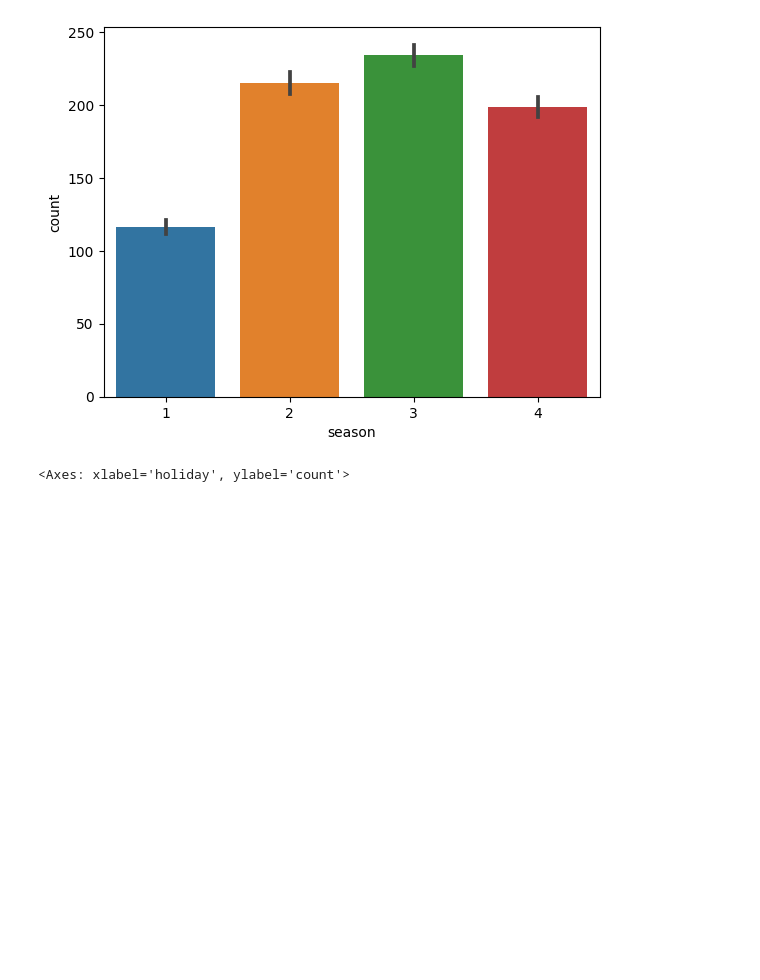
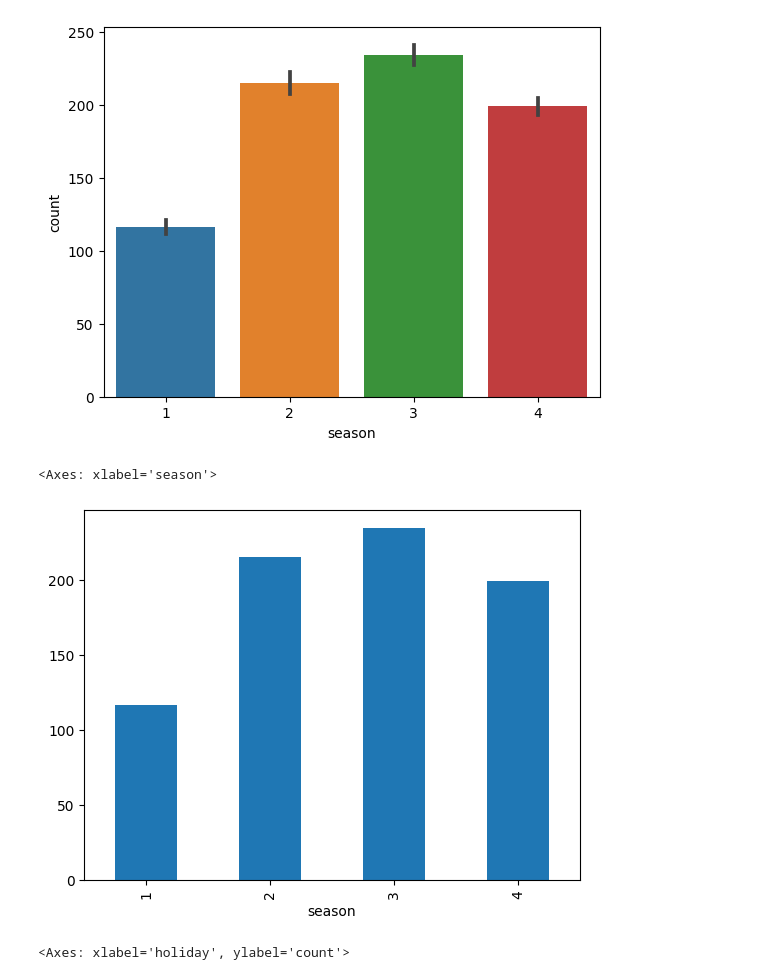
Before and after one commit to HyeonJiGu/ADP-study, a Jupyter notebook: 9주차/[hjgu]8_bike_sharing_regression.ipynb, the cells around one changed output. Cells and saved outputs as stored; diff of their text form; code cells hidden in the pictures; blank space fills up the shorter version.

```diff
--- a/9주차/[hjgu]8_bike_sharing_regression.ipynb
+++ b/9주차/[hjgu]8_bike_sharing_regression.ipynb
@@ -108,6 +109,11 @@ sns.barplot(data=train, x='season', y='count')
 # %% [output]
 <Axes: xlabel='season', ylabel='count'>
 [figure]
+# %%
+train.groupby('season')['count'].mean().plot.bar()
+# %% [output]
+<Axes: xlabel='season'>
+[figure, added]
 # %%
 sns.countplot(x='holiday',data=train)
 # %% [output]
```
Also changed, not shown: parts of 14 cells of this notebook.
